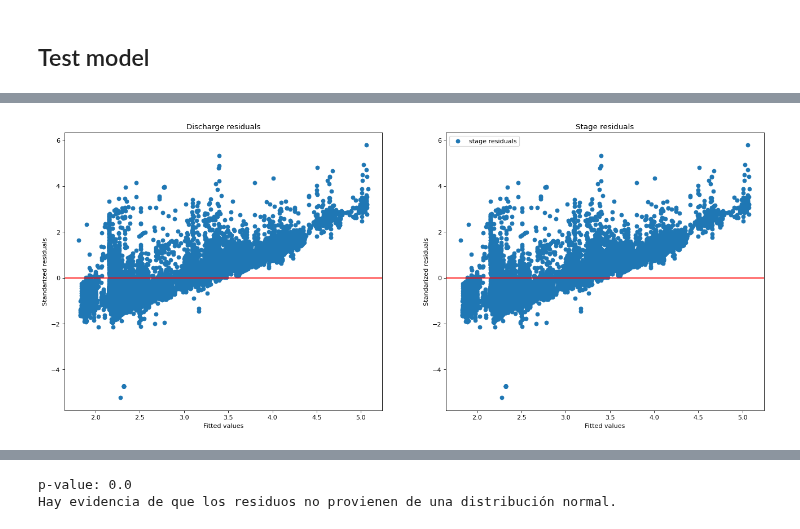
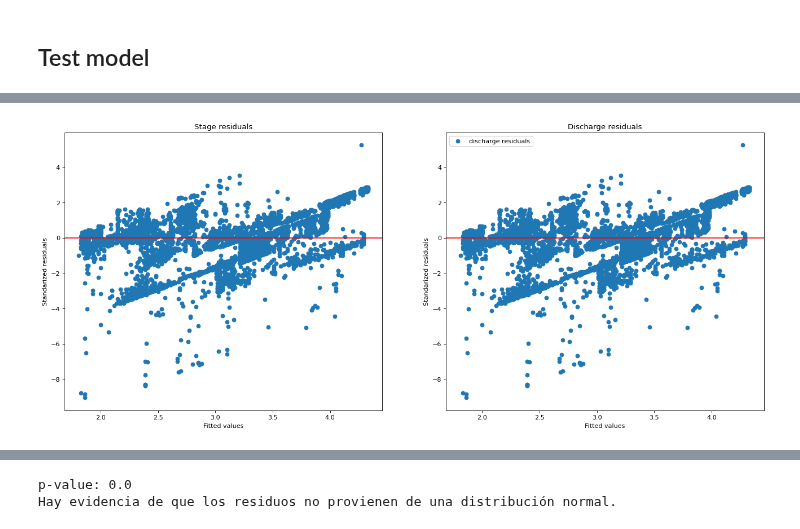
Before and after one commit to andresnowak/Hydrology_AI_project, a Jupyter notebook: models/MLPRegressor_v2.ipynb, the cells around one changed output, grey strips where cells are left out. Saved outputs shown, nothing was run; the diff lists cells and outputs as text; code cells hidden in the pictures.

```diff
--- a/models/MLPRegressor_v2.ipynb
+++ b/models/MLPRegressor_v2.ipynb
@@ -141,29 +165,28 @@ def model_builder(hp):
 
   # Tune the number of units in the first Dense layer
   # Choose an optimal value between 32-512
-  hp_units = hp.Int('units', min_value = 16, max_value = 128, step = 32)
-  model.add(tf.keras.layers.Dense(units = hp_units, activation = 'relu'))
+  hp_units = hp.Int('units', min_value = 16, max_value = 128, step = 16)
+  model.add(tf.keras.layers.Dense(units = hp_units, activation = 'tanh'))
   hp_units_2 = hp.Int('units_2', min_value = 32, max_value = 256, step = 32)
-  model.add(tf.keras.layers.Dense(units = hp_units_2, activation = 'relu'))
+  model.add(tf.keras.layers.Dense(units = hp_units_2, activation = 'tanh'))
   hp_units_3 = hp.Int('units_3', min_value = 32, max_value = 256, step = 32)
-  model.add(tf.keras.layers.Dense(units = hp_units_3, activation = 'relu'))
-  hp_units_4 = hp.Int('units_4', min_value = 16, max_value = 128, step = 32)
-  model.add(tf.keras.layers.Dense(units = hp_units_4, activation = 'relu'))
-  """
-  hp_units_5 = hp.Int('units_5', min_value = 128, max_value = 512, step = 32)
-  model.add(tf.keras.layers.Dense(units = hp_units_5, activation = 'relu'))
-  hp_units_6 = hp.Int('units_6', min_value = 64, max_value = 512, step = 32)
-  model.add(tf.keras.layers.Dense(units = hp_units_6, activation = 'relu'))
-  hp_units_7 = hp.Int('units_7', min_value = 64, max_value = 512, step = 32)
-  model.add(tf.keras.layers.Dense(units = hp_units_7, activation = 'relu'))
-  hp_units_8 = hp.Int('units_8', min_value = 32, max_value = 512, step = 32)
-  model.add(tf.keras.layers.Dense(units = hp_units_8, activation = 'relu'))"""
+  model.add(tf.keras.layers.Dense(units = hp_units_3, activation = 'tanh'))
+  hp_units_4 = hp.Int('units_4', min_value = 64, max_value = 256, step = 64)
+  model.add(tf.keras.layers.Dense(units = hp_units_4, activation = 'tanh'))
+  hp_units_5 = hp.Int('units_5', min_value = 128, max_value = 512, step = 128)
+  model.add(tf.keras.layers.Dense(units = hp_units_5, activation = 'tanh'))
+  hp_units_6 = hp.Int('units_6', min_value = 64, max_value = 256, step = 64)
+  model.add(tf.keras.layers.Dense(units = hp_units_6, activation = 'tanh'))
+  hp_units_7 = hp.Int('units_7', min_value = 32, max_value = 256, step = 32)
+  model.add(tf.keras.layers.Dense(units = hp_units_7, activation = 'tanh'))
+  hp_units_8 = hp.Int('units_8', min_value = 16, max_value = 128, step = 16)
+  model.add(tf.keras.layers.Dense(units = hp_units_8, activation = 'tanh'))
 
   model.add(tf.keras.layers.Dense(output_shape, activation = 'linear'))
 
   # Tune the learning rate for the optimizer
   # Choose an optimal value from 0.01, 0.001, or 0.0001
-  hp_learning_rate = hp.Choice('learning_rate', values = [1e-2, 1e-3, 1e-4])
+  hp_learning_rate = hp.Choice('learning_rate', values = [1e-4, 1e-5])
 
   model.compile(optimizer = tf.keras.optimizers.Adam(learning_rate = hp_learning_rate), loss = 'mse', metrics = ['mse', tf.keras.metrics.RootMeanSquaredError(name='rmse'), 'mae', 'mape'])
 
@@ -171,6 +194,6 @@ def model_builder(hp):
 # %%
 tuner = kt.RandomSearch(model_builder,
                         objective = 'val_loss',
-                        max_trials = 10,
+                        max_trials = 20,
                         #directory = 'random_search_starter',
                         project_name = 'MLPtf')
@@ -221,33 +254,33 @@ Error estandar:  0.5681103905779521
 # %%
 residuals = y_test - y_pred
 residuals_std = residuals/residuals.std()
 
 y_real_stage = np.array([i[0] for i in y_test])
 residual_stage = np.array([i[0] for i in residuals])
 
 y_real_discharge = np.array([i[-1] for i in y_test])
 residual_discharge = np.array([i[-1] for i in residuals])
 
 
 figure, ax = plt.subplots(ncols=2, figsize=(20, 8), dpi=80)
 
-ax[1].scatter(y_real_stage, residual_stage / residual_stage.std(), label="stage residuals")
-ax[0].scatter(y_real_discharge, residual_discharge / residual_discharge.std(), label="discharge residuals")
+ax[0].scatter(y_real_stage, residual_stage / residual_stage.std(), label="stage residuals")
+ax[1].scatter(y_real_discharge, residual_discharge / residual_discharge.std(), label="discharge residuals")
+ax[0].axhline(y=0.0, color='r', linestyle='-')
 ax[1].axhline(y=0.0, color='r', linestyle='-')
-ax[0].axhline(y=0.0, color='r', linestyle='-')
 
-ax[1].set_title("Stage residuals")
-ax[0].set_title("Discharge residuals")
+ax[0].set_title("Stage residuals")
+ax[1].set_title("Discharge residuals")
 
 ax[1].set_xlabel("Fitted values")
 ax[0].set_xlabel("Fitted values")
 ax[1].set_ylabel("Standarized residuals")
 ax[0].set_ylabel("Standarized residuals")
 
 plt.legend()
 plt.show()
 # %% [output]
-[figure, old version]
+[figure, new version]
 # %%
 import statsmodels.api as sm
 from statsmodels.stats.diagnostic import normal_ad
```
Also changed, not shown: parts of 17 cells of this notebook, 5 other files.
